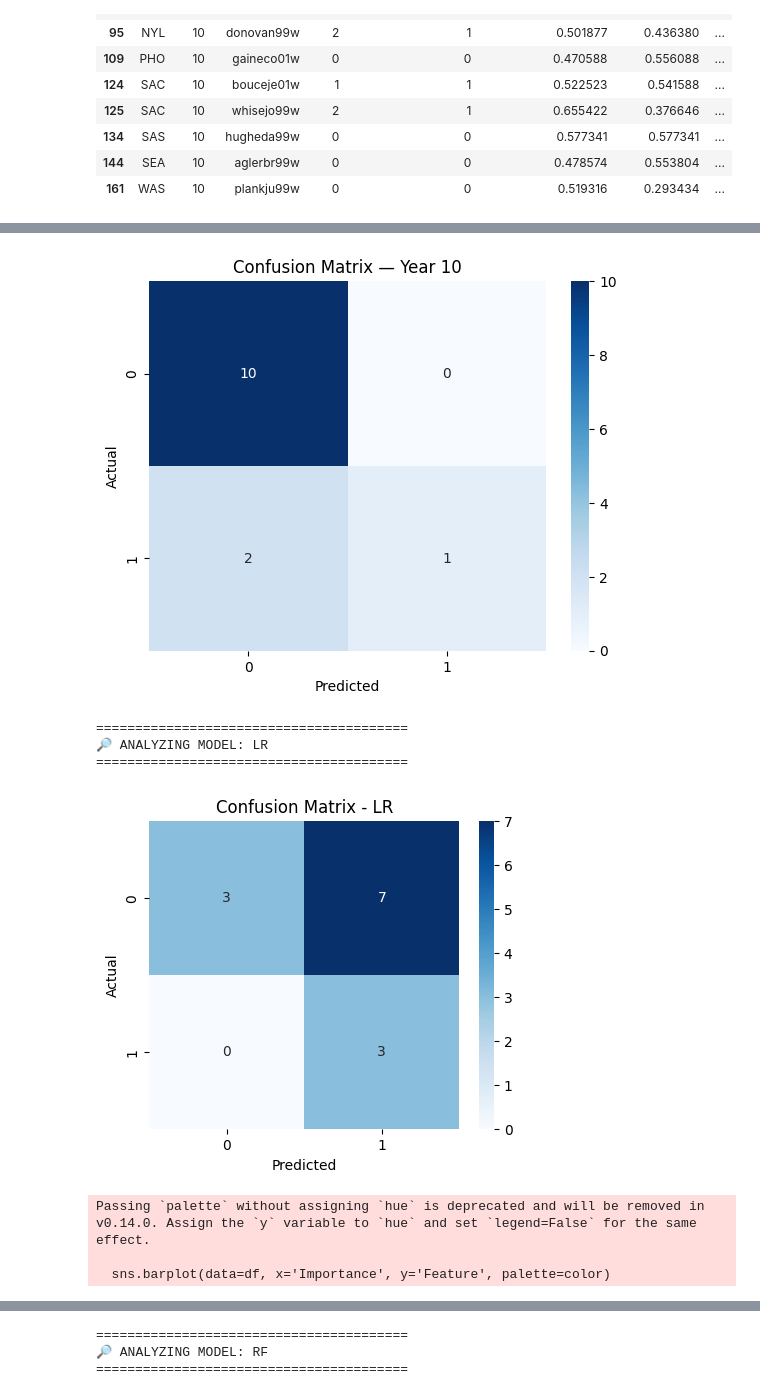
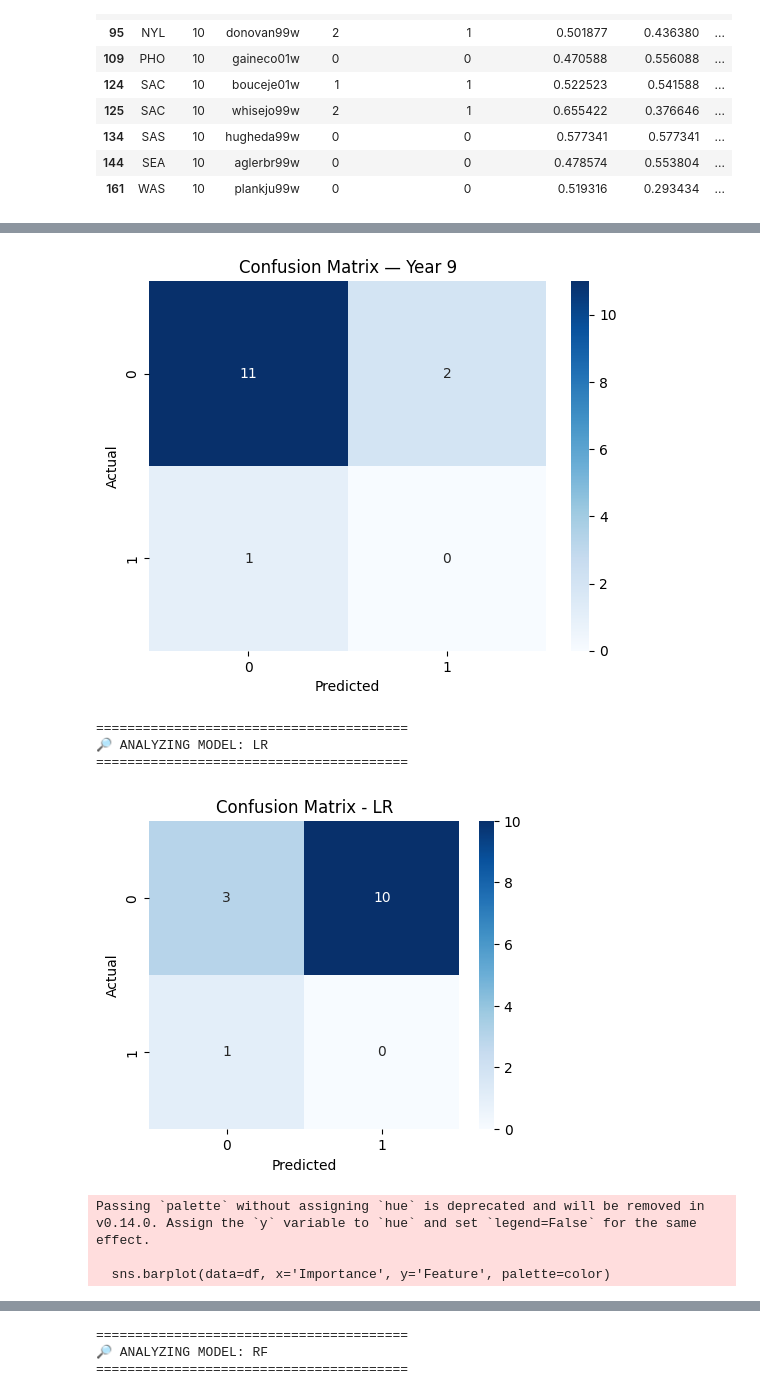
Before and after one commit to torradoov/Data_Mining-WNBA, a Jupyter notebook: 04_b)_coach_prediction.ipynb, the cells around one changed output, grey strips where cells are left out. Drawn from its saved outputs; the diff is of its cells as text; code cells hidden in the pictures.

```diff
--- a/04_b)_coach_prediction.ipynb
+++ b/04_b)_coach_prediction.ipynb
@@ -712,7 +1065,7 @@ target = "mid_season_change"
 min_stints = final_df.groupby(["tmID", "year"])["stint"].transform("min")
 valid_data = final_df[final_df["stint"] == min_stints].dropna(subset=[target]).copy()
 
-target_year = 10
+target_year = 9
 train_data = valid_data[valid_data["year"] < target_year]
 test_data  = valid_data[valid_data["year"] == target_year]
 
@@ -884,8 +1238,8 @@ Final Set: {'SAC'}
-[figure, old version]
+[figure, new version]
 ========================================
 🔎 ANALYZING MODEL: LR
 ========================================
-[figure, old version]
+[figure, new version]
 Passing `palette` without assigning `hue` is deprecated and will be removed in v0.14.0. Assign the `y` variable to `hue` and set `legend=False` for the same effect.
 
   sns.barplot(data=df, x='Importance', y='Feature', palette=color)
```
Also changed, not shown: parts of 7 cells of this notebook.
